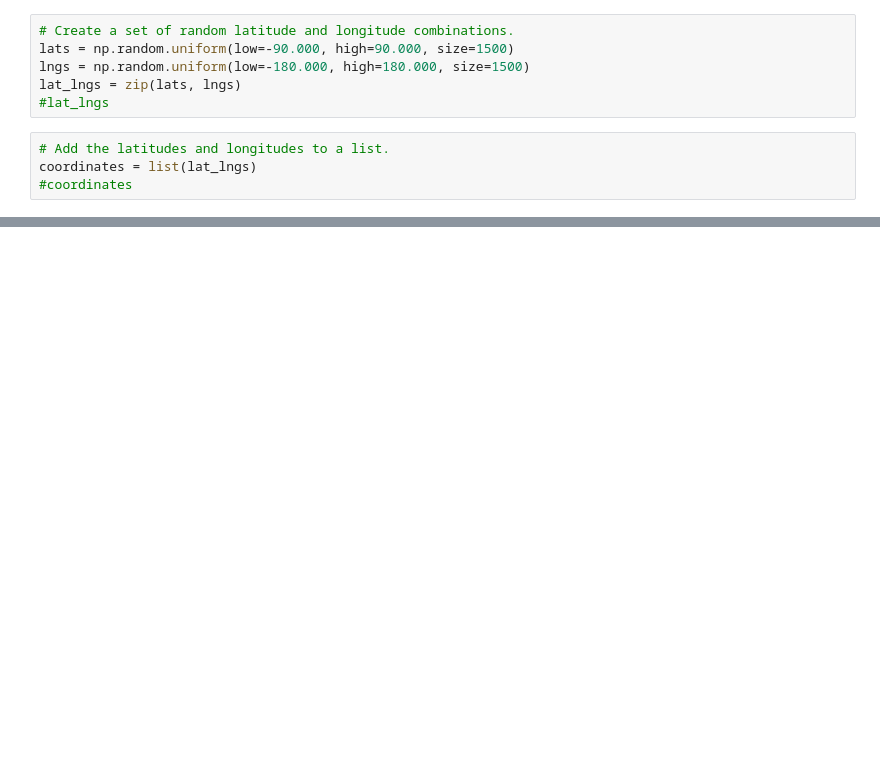
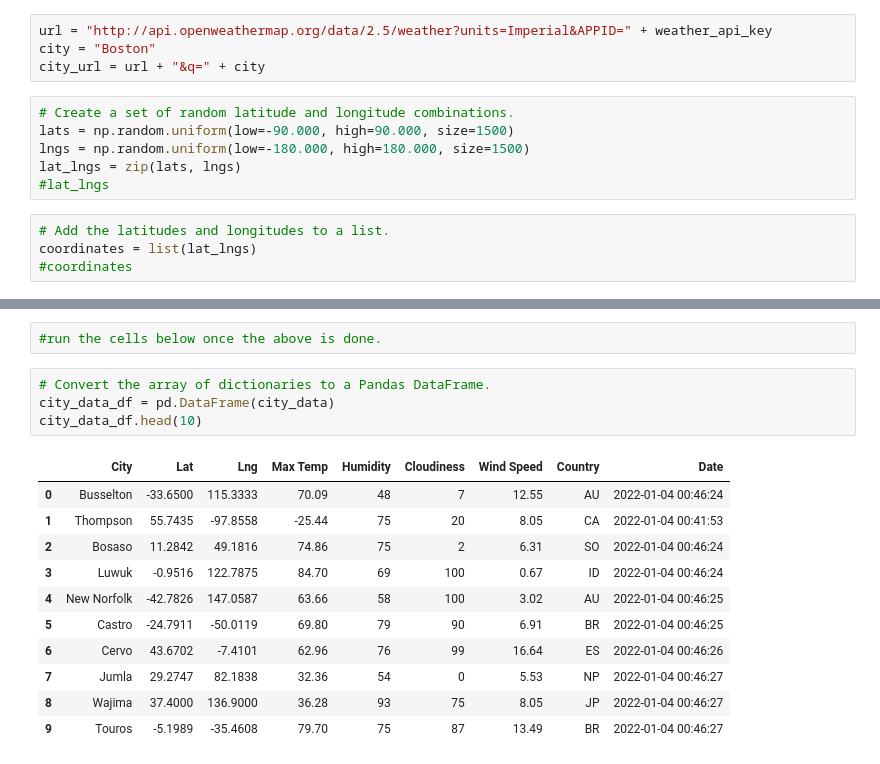
Before and after one commit to AmyLuc/World_Weather_Analysis, a Jupyter notebook: WeatherPy.ipynb, the cells around one changed output, grey strips where cells are left out. Cells and saved outputs as stored; diff of their text form; blank space fills up the shorter version.

```diff
--- a/WeatherPy.ipynb
+++ b/WeatherPy.ipynb
@@ -7,3 +18,7 @@ from citipy import citipy
+# %%
+url = "http://api.openweathermap.org/data/2.5/weather?units=Imperial&APPID=" + weather_api_key
+city = "Boston"
+city_url = url + "&q=" + city
 # %%
 # Create a set of random latitude and longitude combinations.
 lats = np.random.uniform(low=-90.000, high=90.000, size=1500)
@@ -30,0 +140,18 @@ len(cities)
+# %%
+#run the cells below once the above is done.
+# %%
+# Convert the array of dictionaries to a Pandas DataFrame.
+city_data_df = pd.DataFrame(city_data)
+city_data_df.head(10)
+# %% [output]
+|  | City | Lat | Lng | Max Temp | Humidity | Cloudiness | Wind Speed | Country | Date |
+| 0 | Busselton | -33.6500 | 115.3333 | 70.09 | 48 | 7 | 12.55 | AU | 2022-01-04 00:46:24 |
+| 1 | Thompson | 55.7435 | -97.8558 | -25.44 | 75 | 20 | 8.05 | CA | 2022-01-04 00:41:53 |
+| 2 | Bosaso | 11.2842 | 49.1816 | 74.86 | 75 | 2 | 6.31 | SO | 2022-01-04 00:46:24 |
+| 3 | Luwuk | -0.9516 | 122.7875 | 84.70 | 69 | 100 | 0.67 | ID | 2022-01-04 00:46:24 |
+| 4 | New Norfolk | -42.7826 | 147.0587 | 63.66 | 58 | 100 | 3.02 | AU | 2022-01-04 00:46:25 |
+| 5 | Castro | -24.7911 | -50.0119 | 69.80 | 79 | 90 | 6.91 | BR | 2022-01-04 00:46:25 |
+| 6 | Cervo | 43.6702 | -7.4101 | 62.96 | 76 | 99 | 16.64 | ES | 2022-01-04 00:46:26 |
+| 7 | Jumla | 29.2747 | 82.1838 | 32.36 | 54 | 0 | 5.53 | NP | 2022-01-04 00:46:27 |
+| 8 | Wajima | 37.4000 | 136.9000 | 36.28 | 93 | 75 | 8.05 | JP | 2022-01-04 00:46:27 |
+| 9 | Touros | -5.1989 | -35.4608 | 79.70 | 75 | 87 | 13.49 | BR | 2022-01-04 00:46:27 |
```
Also changed, not shown: parts of 5 cells of this notebook, 1 other file.
